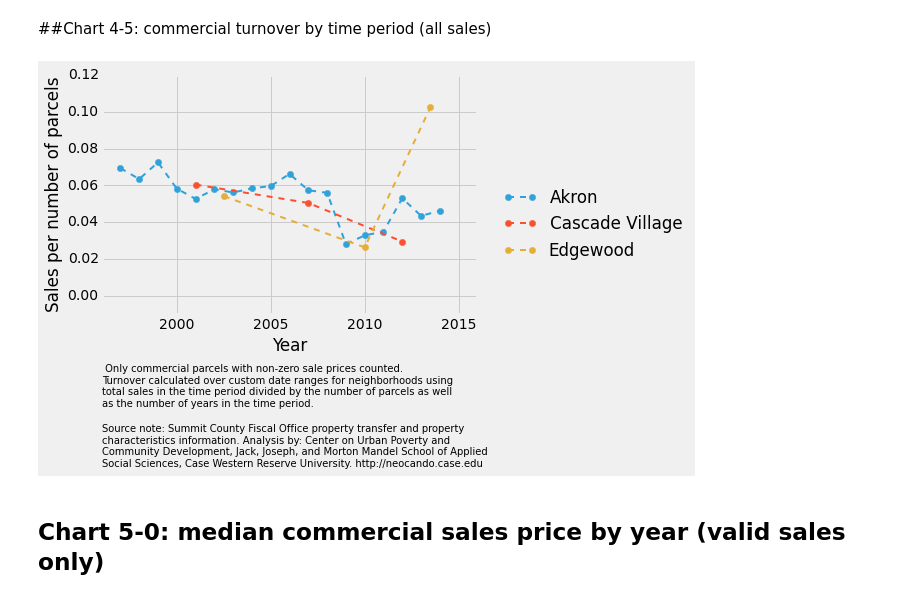
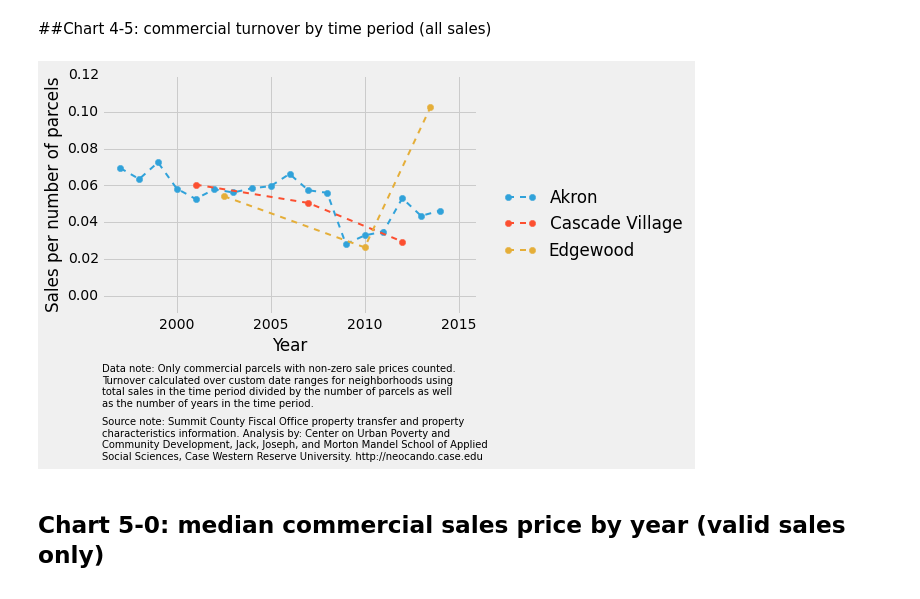
Before and after one commit to PovertyCenterCLE/akron_sales, a Jupyter notebook: Analysis Scripts/Commercial Charts.ipynb, the cells around one changed output. Saved outputs shown, nothing was run; the diff lists cells and outputs as text; code cells hidden in the pictures.

```diff
--- a/Analysis Scripts/Commercial Charts.ipynb
+++ b/Analysis Scripts/Commercial Charts.ipynb
@@ -496,36 +492,36 @@ cv2['median'].ix['Completion'] = np.median(df_sub[(df_sub.year>=2010)&(df_sub.ye
 cv2['years'].ix['Completion'] = 5
 cv2['middle_year'].ix['Completion'] = 2012
 
 chart4_5 = pd.DataFrame(index=ak_by_year.index)
 chart4_5['ak_turnover_custom'] = ak_by_year.sale_price['len']/len(set(df[df.akron==1].parcel_id))
 chart4_5.loc[chart4_5.index.isin(cv2.middle_year.values),'cv_turnover_custom'] = (cv2['total']*1.0/cv2['years']/len(set(df[df.cascade_village==1].parcel_id))).values
 chart4_5.loc[chart4_5.index.isin([2003,2010,2014]),'ed_turnover_custom'] =  (ed2['total']*1.0/ed2['years']/len(set(df[df.edgewood==1].parcel_id))).values
 chart4_5.to_csv('charts/chart4-5.csv')
 
 ax = plt.subplot(111)
 plt.plot(ak_by_year.index, ak_by_year.sale_price['len']/len(set(df[(df.akron==1) & (df.CLASS=='C')].parcel_id)),  '.--', markersize=12,linewidth=2)
 plt.plot(cv2.middle_year, cv2['total']*1.0/cv2['years']/len(set(df[(df.cascade_village==1) & (df.CLASS=='C')].parcel_id)), '.--', markersize=12,linewidth=2)
 plt.plot(ed2.middle_year, ed2['total']*1.0/ed2['years']/len(set(df[(df.edgewood==1) & (df.CLASS=='C')].parcel_id)), '.--', markersize=12,linewidth=2)
 
 plt.legend(['Akron','Cascade Village','Edgewood'], loc=(1.05,0.2))
 plt.xlabel('Year')
 plt.ylabel('Sales per number of parcels')
 plt.xlim([1996,2016])
 plt.ylim([-0.01,0.120])
 
-plt.annotate(" Only commercial parcels with non-zero sale prices counted.\n\
+plt.annotate("Data note: Only commercial parcels with non-zero sale prices counted.\n\
 Turnover calculated over custom date ranges for neighborhoods using \n\
 total sales in the time period divided by the number of parcels as well \n\
 as the number of years in the time period.", (0,0), (0, -50), fontsize=10, xycoords='axes fraction', textcoords='offset points', va='top')
 
 plt.annotate("Source note: Summit County Fiscal Office property transfer and property \n\
 characteristics information. Analysis by: Center on Urban Poverty and \n\
 Community Development, Jack, Joseph, and Morton Mandel School of Applied \n\
-Social Sciences, Case Western Reserve University. http://neocando.case.edu", (0,0), (0, -110), fontsize=10, xycoords='axes fraction', textcoords='offset points', va='top')
+Social Sciences, Case Western Reserve University. http://neocando.case.edu", (0,0), (0, -103), fontsize=10, xycoords='axes fraction', textcoords='offset points', va='top')
 
 plt.savefig('charts/chart4-5.png',bbox_inches='tight')
 # %% [output]
-[figure, old version]
+[figure, new version]
 # %% [markdown]
 ## Chart 5-0: median commercial sales price by year (valid sales only)
 # %%
```
Also changed, not shown: parts of 7 cells of this notebook, 1 other file.
